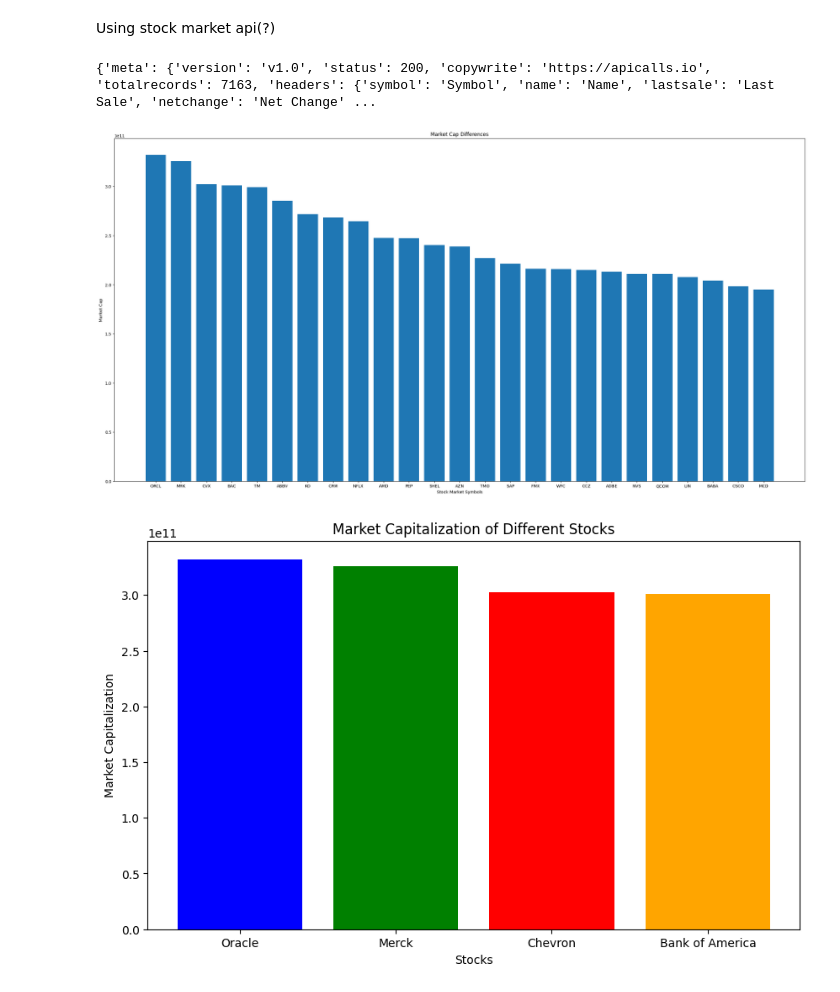
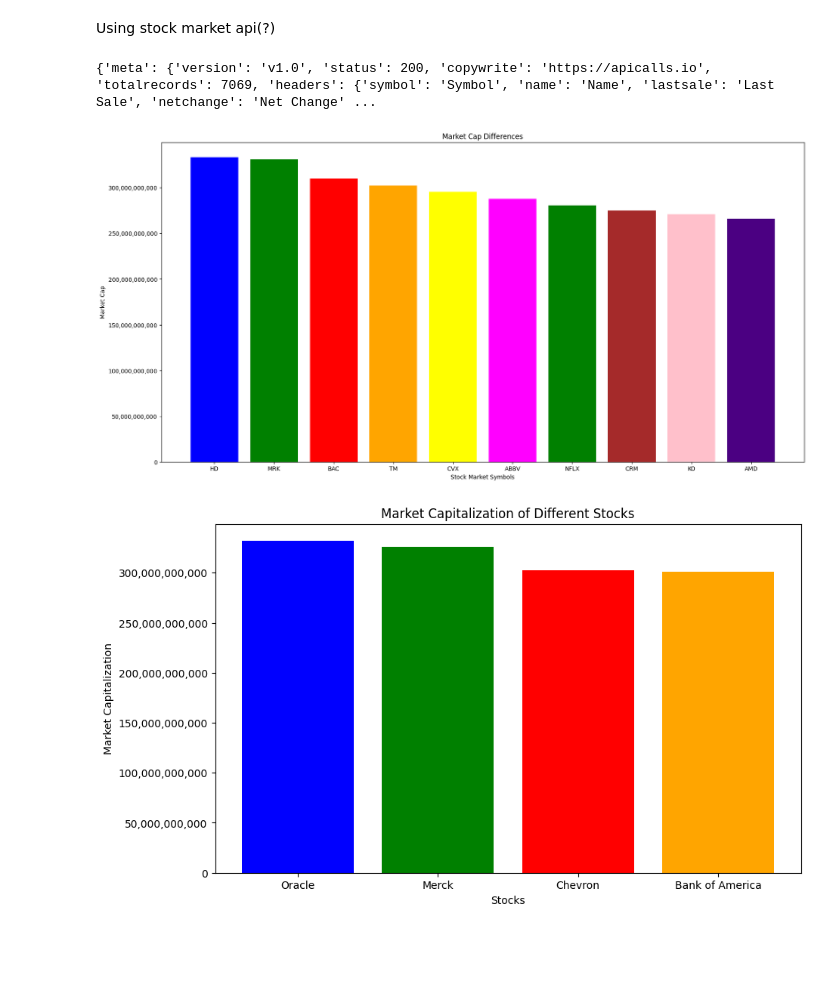
Before and after one commit to Alexander040105/self-learning-projects, a Jupyter notebook: csv_project/aral_pandas/self_activity.ipynb, the cells around one changed output. Drawn from its saved outputs; the diff is of its cells as text; code cells hidden in the pictures; blank space fills up the shorter version.

```diff
--- a/csv_project/aral_pandas/self_activity.ipynb
+++ b/csv_project/aral_pandas/self_activity.ipynb
@@ -201,17 +195,29 @@ if response.status_code == 200:
     symbols = []
     names = []
     marketCap = []
+    colors=['blue', 'green', 'red', 'orange','yellow','magenta','green','brown','pink','indigo','violet']
 
+    # accessing the data and putting it on the list
     for datas in data['body']:
         symbols.append(datas['symbol'])
         names.append(datas['name'])
         marketCap.append(int(datas['marketCap'].replace(',', '')))
 
-    plt.figure(figsize=(30, 15))
-    plt.bar(symbols, marketCap)
+    # making the data frame of the stock market cap
+    dataFrame = {'Names': symbols, 'Market Cap': marketCap}
+    stockDataFrame = pd.DataFrame(dataFrame)
+
+    # plotting the data from the data frame
+    plt.figure(figsize=(20, 10))
+    plt.bar(stockDataFrame['Names'].head(10), stockDataFrame['Market Cap'].head(10), color=colors)
     plt.xlabel('Stock Market Symbols')
     plt.ylabel('Market Cap')
     plt.title('Market Cap Differences')
+
+
+    ax = plt.gca()  # Get current axis
+    ax.yaxis.set_major_formatter(ScalarFormatter())
+    ax.yaxis.set_major_formatter(plt.FuncFormatter(lambda x, _: f'{x:,.0f}'))
 
     plt.show()
 
@@ -261,25 +267,32 @@ else:
 # else:
 #     print("Failed to fetch data. Status code:", response.status_code)
 # %% [output]
-{'meta': {'version': 'v1.0', 'status': 200, 'copywrite': 'https://apicalls.io', 'totalrecords': 7163, 'headers': {'symbol': 'Symbol', 'name': 'Name', 'lastsale': 'Last Sale', 'netchange': 'Net Change' ...
+{'meta': {'version': 'v1.0', 'status': 200, 'copywrite': 'https://apicalls.io', 'totalrecords': 7069, 'headers': {'symbol': 'Symbol', 'name': 'Name', 'lastsale': 'Last Sale', 'netchange': 'Net Change' ...
-[figure, old version]
+[figure, new version]
 # %%
 import matplotlib.pyplot as plt
+from matplotlib.ticker import ScalarFormatter
 
 # Sample data
 stocks = ["Oracle", "Merck", "Chevron", "Bank of America"]
 market_caps = [332212887180, 325870859459, 302189147889, 301006053039]
 
 # Plotting the bar graph
 plt.figure(figsize=(10, 6))
 plt.bar(stocks, market_caps, color=['blue', 'green', 'red', 'orange'])
 
 # Adding labels and title
 plt.xlabel('Stocks')
 plt.ylabel('Market Capitalization')
 plt.title('Market Capitalization of Different Stocks')
 
+
+#turning the scientific notations into integers using ScalarFormatter()
+ax = plt.gca()  # Get current axis
+ax.yaxis.set_major_formatter(ScalarFormatter())
+ax.yaxis.set_major_formatter(plt.FuncFormatter(lambda x, _: f'{x:,.0f}'))
+
 # Display the plot
 plt.show()
 # %% [output]
-[figure, old version]
+[figure, new version]
```
Also changed, not shown: parts of 7 cells of this notebook, 3 other files.
